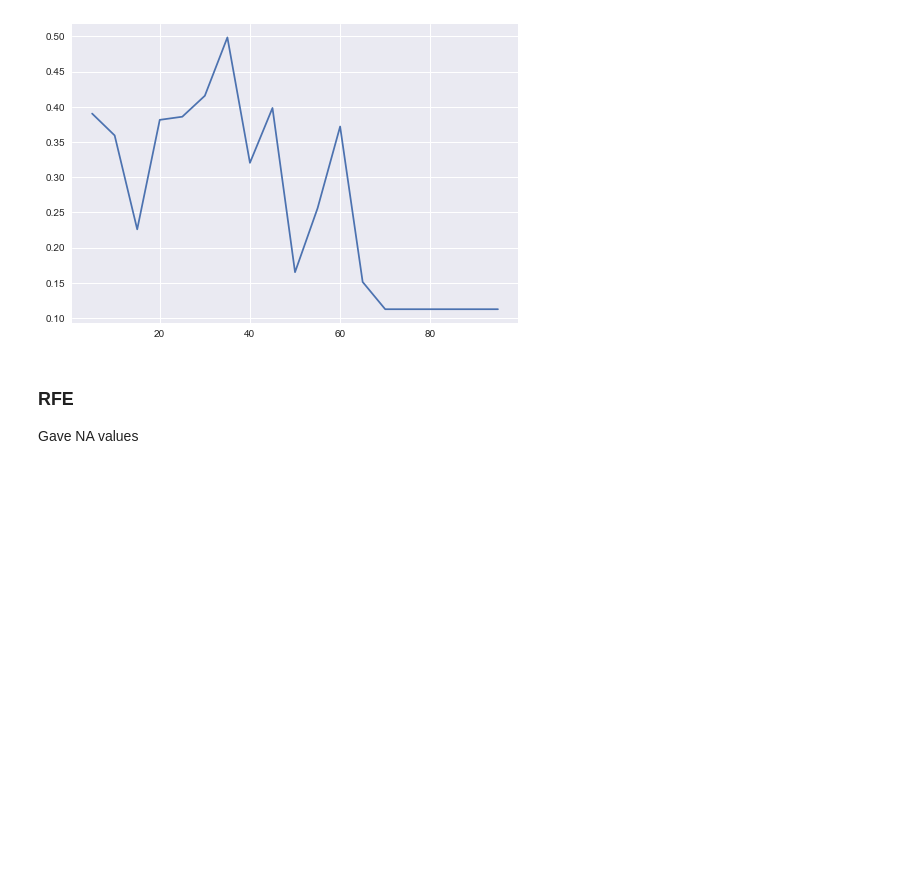
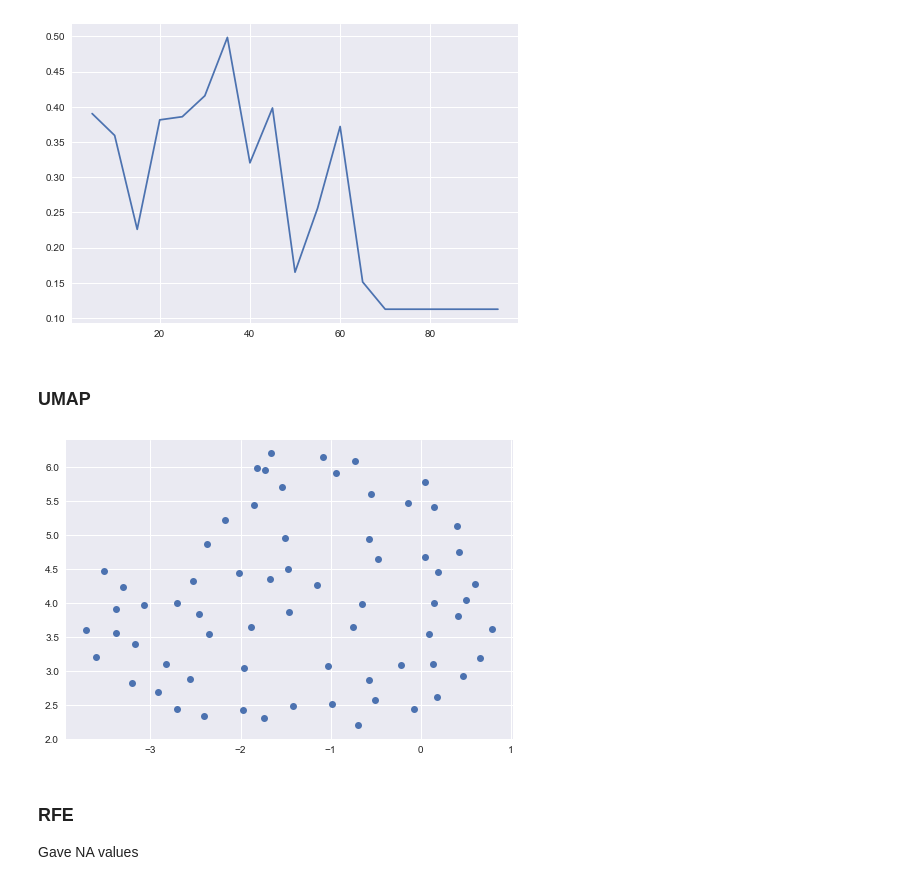
Before and after one commit to cshasha/malaria-dreamchallenge, a Jupyter notebook: malaria-s1-feature-tests.ipynb, the cells around one changed output. Cells and saved outputs as stored; diff of their text form; code cells hidden in the pictures; blank space fills up the shorter version.

```diff
--- a/malaria-s1-feature-tests.ipynb
+++ b/malaria-s1-feature-tests.ipynb
@@ -322,6 +449,18 @@ pl.plot(results_pca['threshold'],results_pca['spearman'])
 pl.show()
 # %% [output]
 [figure]
+# %% [markdown]
+### UMAP
+# %%
+X_orig = train_data[(train_data['Treatment']==1)&(train_data['Timepoint'] == 1)].drop(['DHA_IC50','Sample_Name','Isolate','BioRep'], axis=1)
+Y = train_data[(train_data['Treatment']==1)&(train_data['Timepoint'] == 1)][['DHA_IC50']]
+
+X_new = umap.UMAP().fit_transform(X_orig)
+# %%
+pl.plot(X_new[:,0],X_new[:,1],linestyle='none',marker='o')
+pl.show()
+# %% [output]
+[figure, added]
 # %% [markdown]
 ### RFE
 Gave NA values
```
Also changed, not shown: parts of 14 cells of this notebook.
